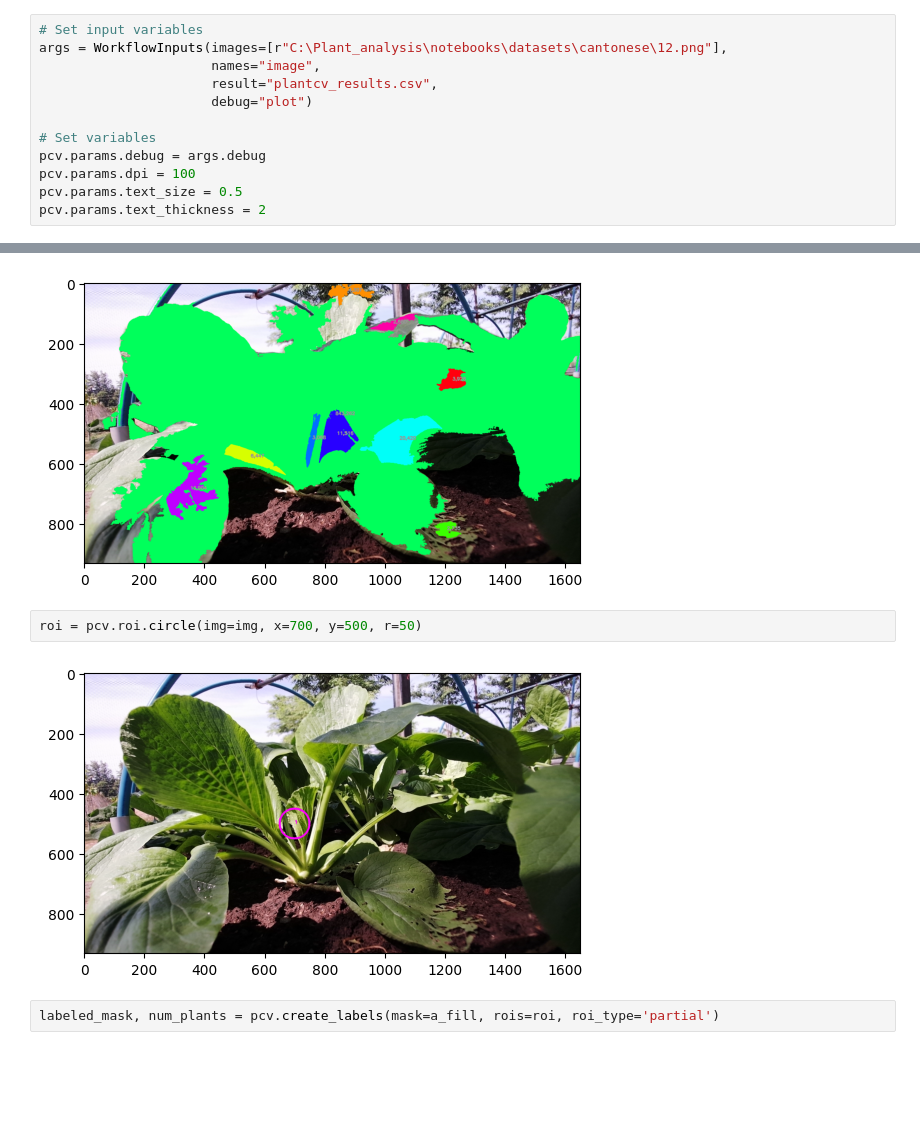
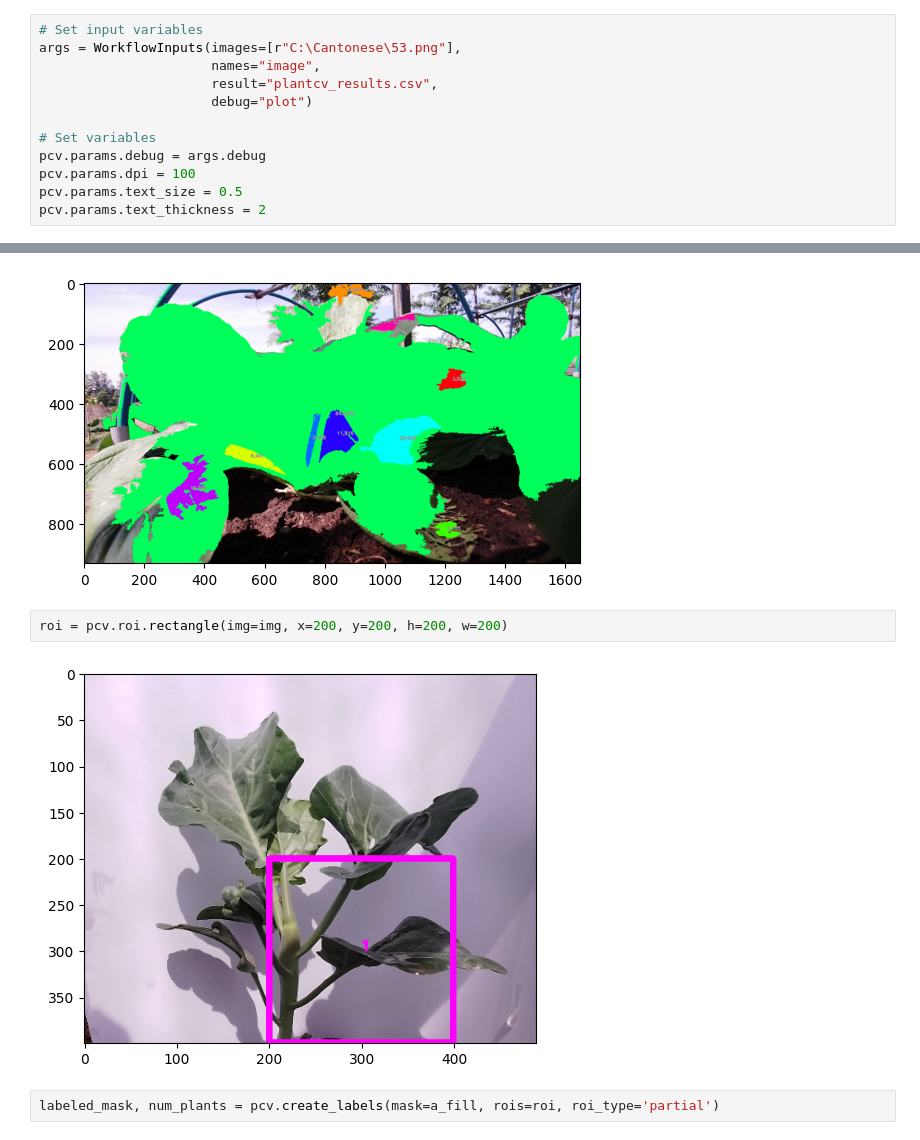
Before and after one commit to Pimmmvxg/Plant_analysis, a Jupyter notebook: notebooks/segmenting/side_view copy.ipynb, the cells around one changed output, grey strips where cells are left out. Drawn from its saved outputs; the diff is of its cells as text; blank space fills up the shorter version.

```diff
--- a/notebooks/segmenting/side_view copy.ipynb
+++ b/notebooks/segmenting/side_view copy.ipynb
@@ -8,7 +8,7 @@ from sklearn.cluster import KMeans
 from plantcv.learn import train_kmeans
 # %%
 # Set input variables
-args = WorkflowInputs(images=[r"C:\Plant_analysis\notebooks\datasets\cantonese\12.png"],
+args = WorkflowInputs(images=[r"C:\Cantonese\53.png"],
                       names="image",
                       result="plantcv_results.csv",
                       debug="plot")
@@ -53,9 +57,9 @@ plotting_img = pcv.visualize.obj_sizes(img=img, mask=a_fill, num_objects=10)
 There were 2546 objects not annotated.
 [figure]
 # %%
-roi = pcv.roi.circle(img=img, x=700, y=500, r=50)
+roi = pcv.roi.rectangle(img=img, x=200, y=200, h=200, w=200)
 # %% [output]
-[figure, old version]
+[figure, new version]
 # %%
 labeled_mask, num_plants = pcv.create_labels(mask=a_fill, rois=roi, roi_type='partial')
 # %% [output]
```
Also changed, not shown: parts of 7 cells of this notebook, 7 other files.
